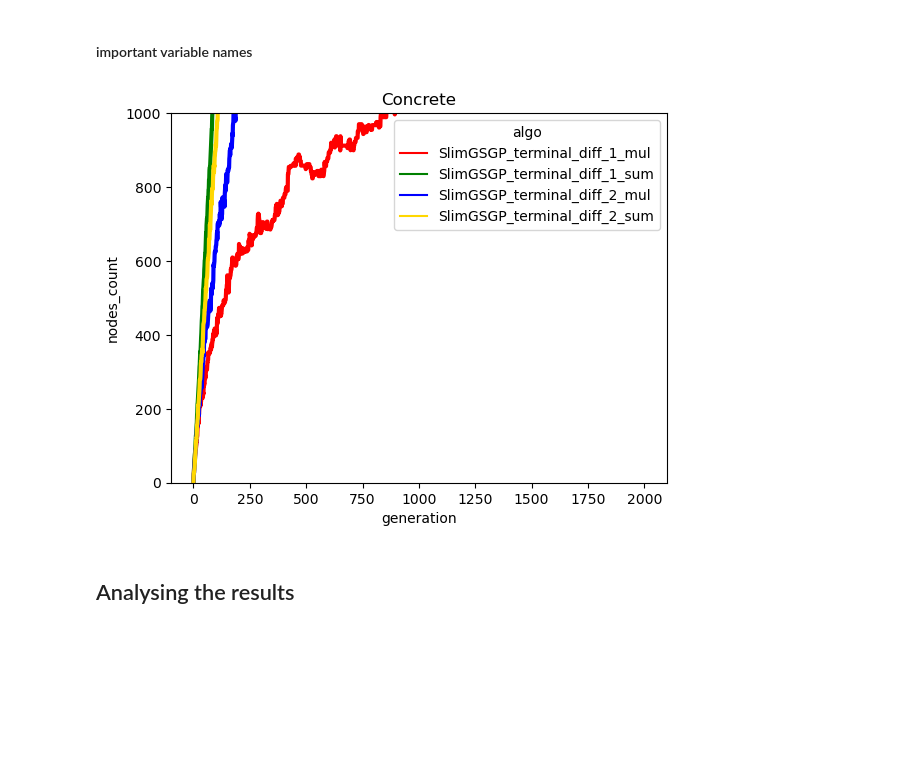
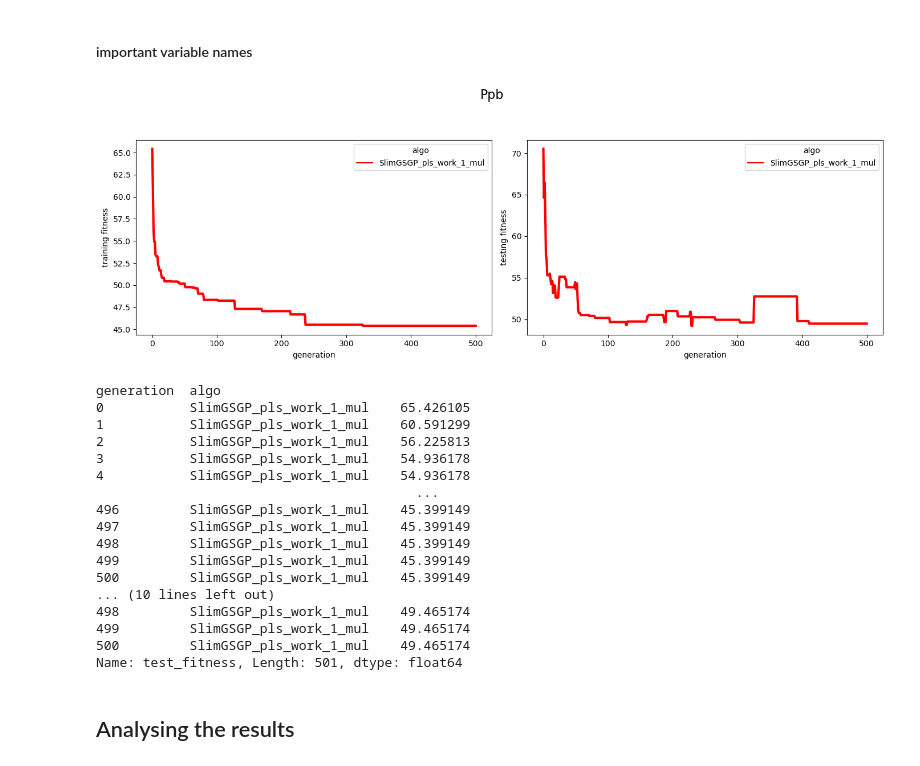
Before and after one commit to Rizzolioli/SlimShady, a Jupyter notebook: utils/results_analyser.ipynb, the cells around one changed output. Saved outputs shown, nothing was run; the diff lists cells and outputs as text; code cells hidden in the pictures; blank space fills up the shorter version.

```diff
--- a/utils/results_analyser.ipynb
+++ b/utils/results_analyser.ipynb
@@ -12,10 +12,27 @@ columns = ["algo", "experiment_id", "dataset", "seed", "generation", "training_f
 logger_name = "liah_full.csv"
 log_level = 1
 # %%
-show_results(x_var = "generation", y_var="nodes_count", experiment_id="aba54690-f6cd-11ee-8375-badda464056e", logger_name="liah_fixed_concrete.csv",
+show_results(x_var = "generation", y_var="training_fitness", experiment_id=-1, logger_name="liah_fixed_concrete.csv",
              log_level=1, dataset=None)
 # %% [output]
-[figure, old version]
+[figure, new version]
+generation  algo
+0           SlimGSGP_pls_work_1_mul    65.426105
+1           SlimGSGP_pls_work_1_mul    60.591299
+2           SlimGSGP_pls_work_1_mul    56.225813
+3           SlimGSGP_pls_work_1_mul    54.936178
+4           SlimGSGP_pls_work_1_mul    54.936178
+                                         ...
+496         SlimGSGP_pls_work_1_mul    45.399149
+497         SlimGSGP_pls_work_1_mul    45.399149
+498         SlimGSGP_pls_work_1_mul    45.399149
+499         SlimGSGP_pls_work_1_mul    45.399149
+500         SlimGSGP_pls_work_1_mul    45.399149
+... (10 lines left out)
+498         SlimGSGP_pls_work_1_mul    49.465174
+499         SlimGSGP_pls_work_1_mul    49.465174
+500         SlimGSGP_pls_work_1_mul    49.465174
+Name: test_fitness, Length: 501, dtype: float64
 # %% [markdown]
 ## Analysing the results
 # %%
```
Also changed, not shown: parts of 2 cells of this notebook, 12 other files.
